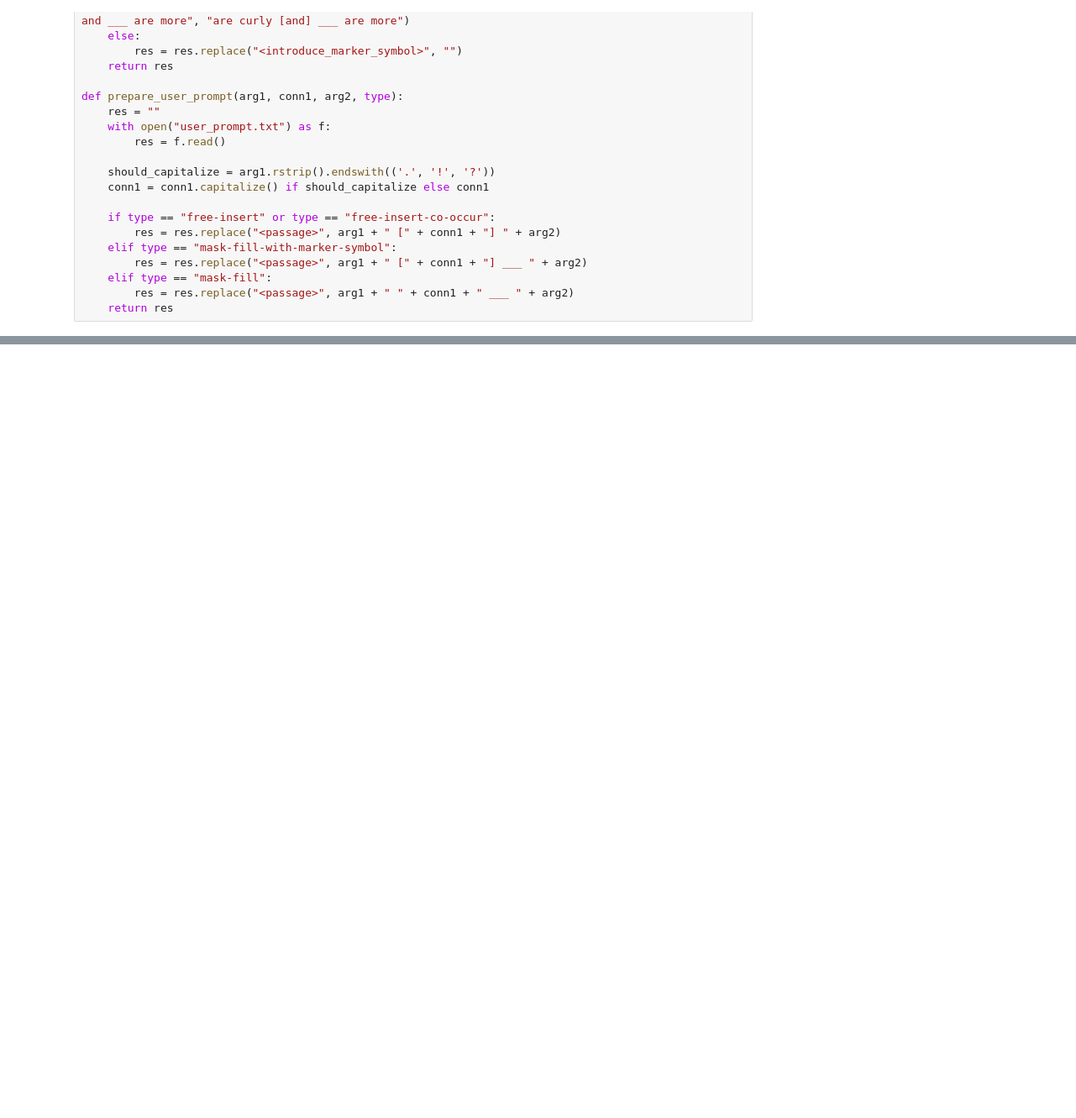
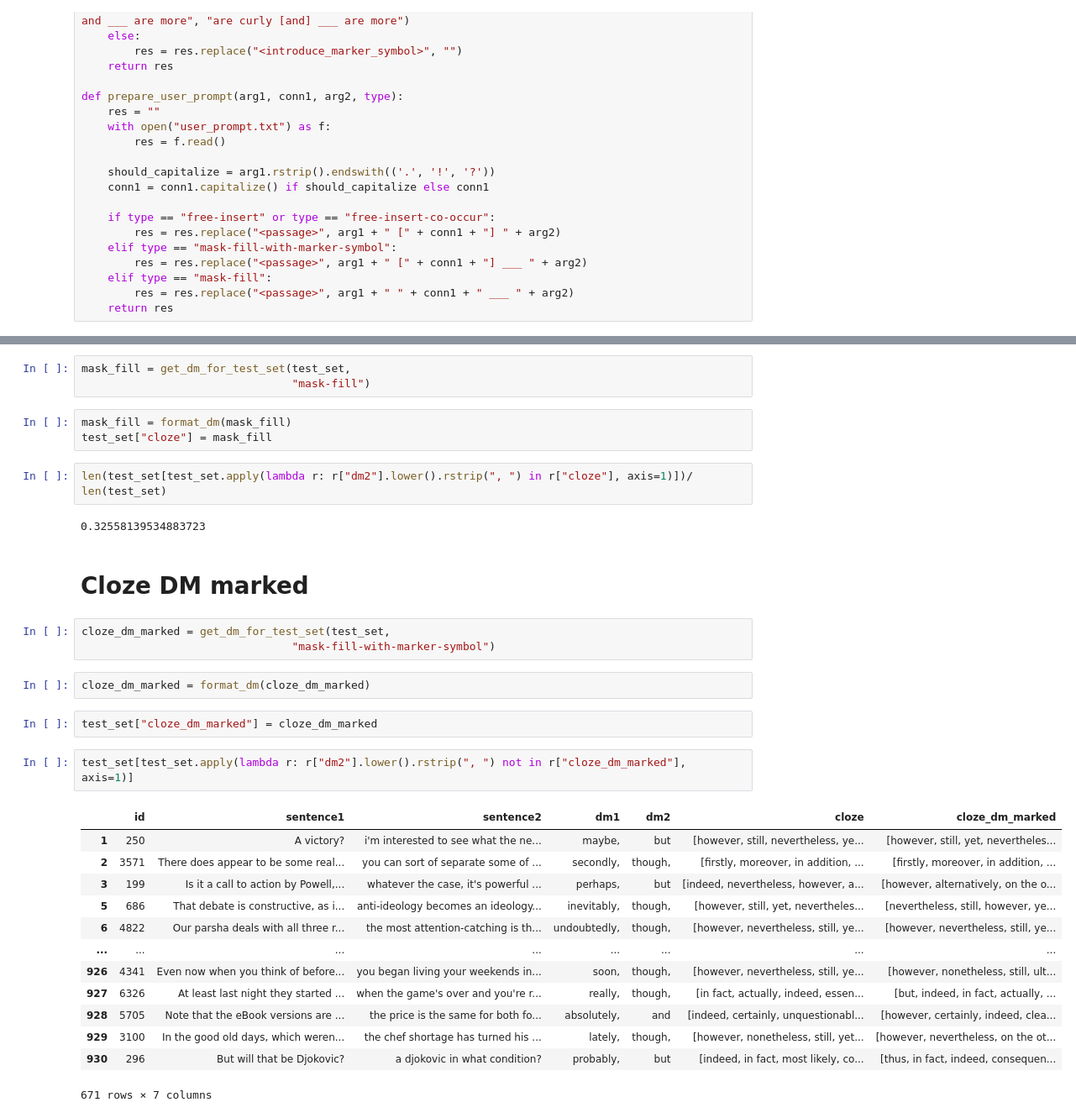
Before and after one commit to GuifuLiu/co-occur_dm, a Jupyter notebook: model/prompt/prompt.ipynb, the cells around one changed output, grey strips where cells are left out. Shown at 84% size. Cells and saved outputs as stored; diff of their text form; blank space fills up the shorter version.

```diff
--- a/model/prompt/prompt.ipynb
+++ b/model/prompt/prompt.ipynb
@@ -97,0 +124,35 @@ OUTPUT:
+# %%
+mask_fill = get_dm_for_test_set(test_set,
+                                "mask-fill")
+# %%
+mask_fill = format_dm(mask_fill)
+test_set["cloze"] = mask_fill
+# %%
+len(test_set[test_set.apply(lambda r: r["dm2"].lower().rstrip(", ") in r["cloze"], axis=1)])/ len(test_set)
+# %% [output]
+0.32558139534883723
+# %% [markdown]
+# Cloze DM marked
+# %%
+cloze_dm_marked = get_dm_for_test_set(test_set,
+                                "mask-fill-with-marker-symbol")
+# %%
+cloze_dm_marked = format_dm(cloze_dm_marked)
+# %%
+test_set["cloze_dm_marked"] = cloze_dm_marked
+# %%
+test_set[test_set.apply(lambda r: r["dm2"].lower().rstrip(", ") not in r["cloze_dm_marked"], axis=1)]
+# %% [output]
+|  | id | sentence1 | sentence2 | dm1 | dm2 | cloze | cloze_dm_marked |
+| 1 | 250 | A victory? | i'm interested to see what the ne... | maybe, | but | [however, still, nevertheless, ye... | [however, still, yet, nevertheles... |
+| 2 | 3571 | There does appear to be some real... | you can sort of separate some of ... | secondly, | though, | [firstly, moreover, in addition, ... | [firstly, moreover, in addition, ... |
+| 3 | 199 | Is it a call to action by Powell,... | whatever the case, it's powerful ... | perhaps, | but | [indeed, nevertheless, however, a... | [however, alternatively, on the o... |
+| 5 | 686 | That debate is constructive, as i... | anti-ideology becomes an ideology... | inevitably, | though, | [however, still, yet, nevertheles... | [nevertheless, still, however, ye... |
+| 6 | 4822 | Our parsha deals with all three r... | the most attention-catching is th... | undoubtedly, | though, | [however, nevertheless, still, ye... | [however, nevertheless, still, ye... |
+| ... | ... | ... | ... | ... | ... | ... | ... |
+| 926 | 4341 | Even now when you think of before... | you began living your weekends in... | soon, | though, | [however, nevertheless, still, ye... | [however, nonetheless, still, ult... |
+| 927 | 6326 | At least last night they started ... | when the game's over and you're r... | really, | though, | [in fact, actually, indeed, essen... | [but, indeed, in fact, actually, ... |
+| 928 | 5705 | Note that the eBook versions are ... | the price is the same for both fo... | absolutely, | and | [indeed, certainly, unquestionabl... | [however, certainly, indeed, clea... |
+| 929 | 3100 | In the good old days, which weren... | the chef shortage has turned his ... | lately, | though, | [however, nonetheless, still, yet... | [however, nevertheless, on the ot... |
+| 930 | 296 | But will that be Djokovic? | a djokovic in what condition? | probably, | but | [indeed, in fact, most likely, co... | [thus, in fact, indeed, consequen... |
+671 rows × 7 columns
```
Also changed, not shown: parts of 24 cells of this notebook, 14 other files.
